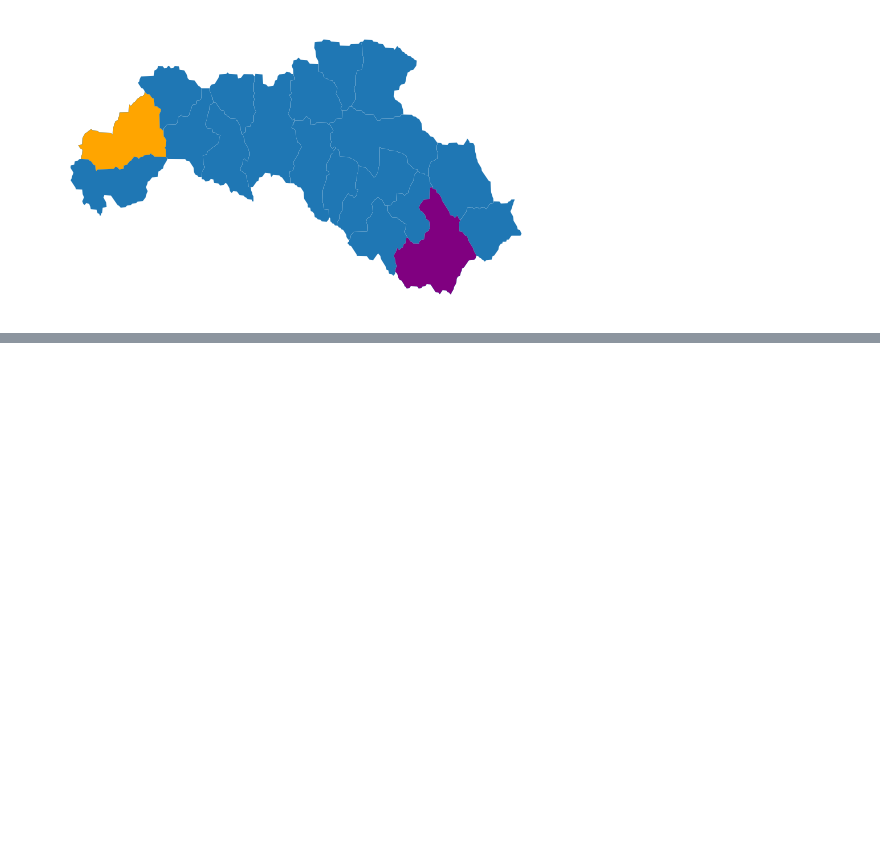
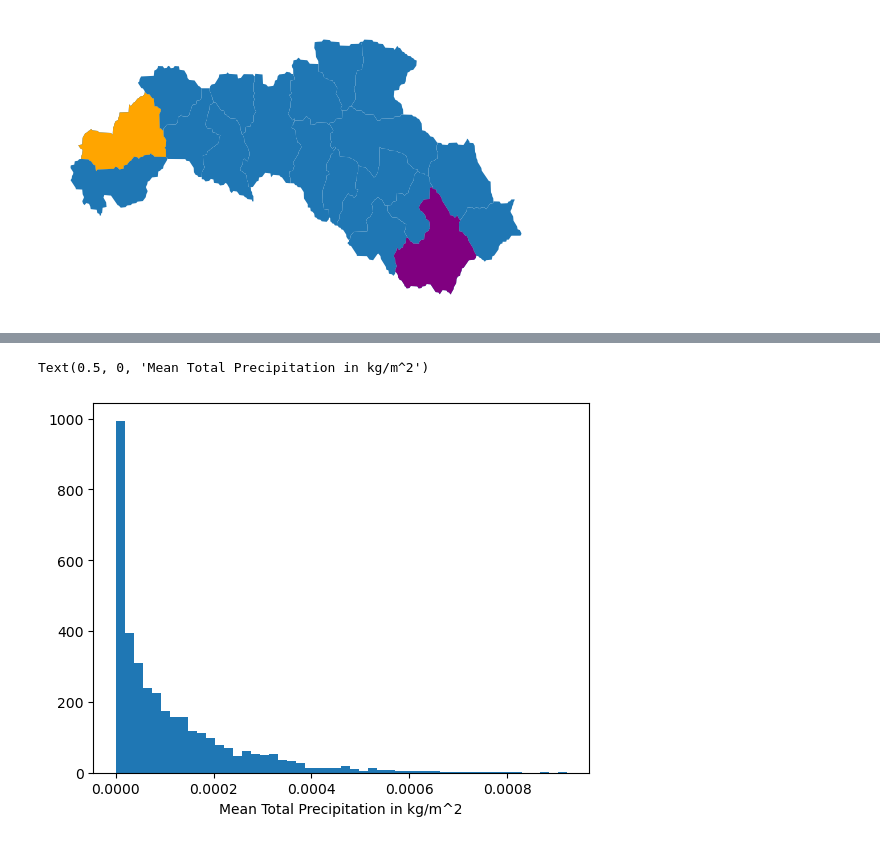
Before and after one commit to henrifnk/Seminar_ClimateNStatistics, a Jupyter notebook: work/07-hydroLSTM/notebooks/meteo_analysis.ipynb, the cells around one changed output, grey strips where cells are left out. Cells and saved outputs as stored; diff of their text form; code cells hidden in the pictures; blank space fills up the shorter version.

```diff
--- a/work/07-hydroLSTM/notebooks/meteo_analysis.ipynb
+++ b/work/07-hydroLSTM/notebooks/meteo_analysis.ipynb
@@ -172,0 +173,6 @@ sns.heatmap(meteo.corr(),cmap='magma',annot = True)
+# %%
+plt.hist(meteo['mean_tp'],bins = 50)
+plt.xlabel('Mean Total Precipitation in kg/m^2')
+# %% [output]
+Text(0.5, 0, 'Mean Total Precipitation in kg/m^2')
+[figure, added]
```
Also changed, not shown: parts of 5 cells of this notebook, 1 other file.
